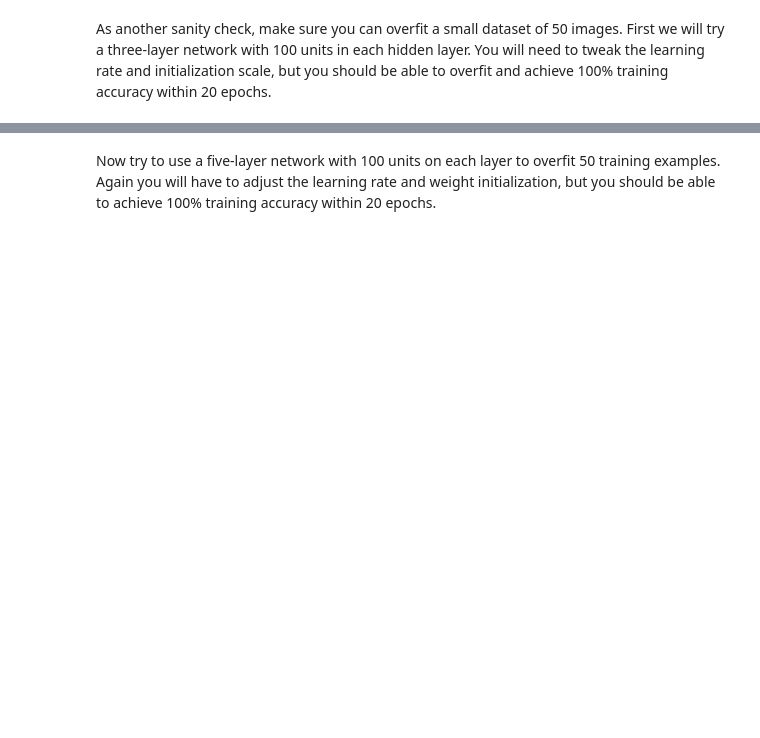
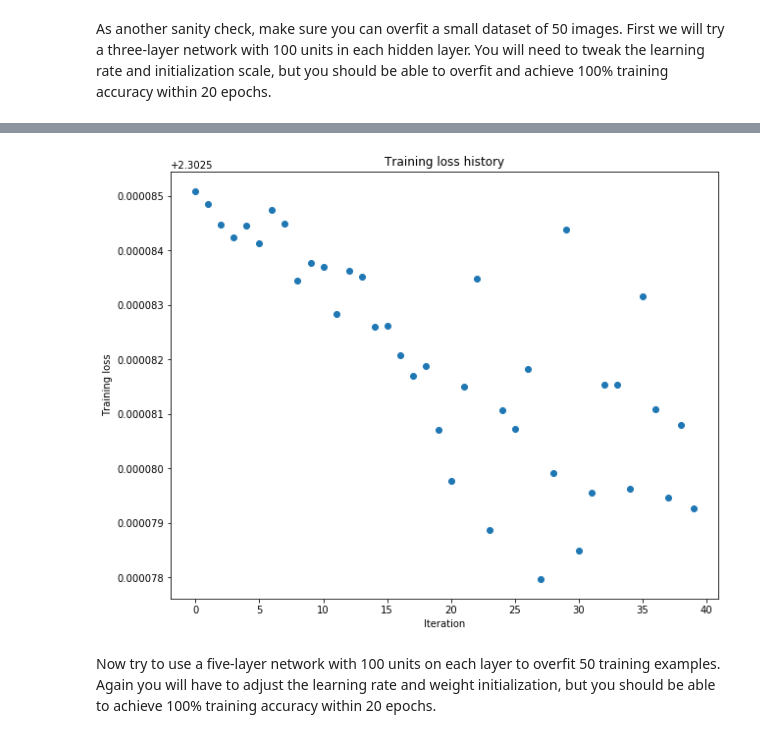
Before and after one commit to aminghafari/Cs231n_DeepLearning_assignment_2, a Jupyter notebook: FullyConnectedNets.ipynb, the cells around one changed output, grey strips where cells are left out. Drawn from its saved outputs; the diff is of its cells as text; code cells hidden in the pictures; blank space fills up the shorter version.

```diff
--- a/FullyConnectedNets.ipynb
+++ b/FullyConnectedNets.ipynb
@@ -408,8 +429,8 @@ small_data = {
   'y_val': data['y_val'],
 }
 
-weight_scale = 1e-2
-learning_rate = 1e-4
+weight_scale = 1e-4
+learning_rate = 1e-5
 model = FullyConnectedNet([100, 100],
               weight_scale=weight_scale, dtype=np.float64)
 solver = Solver(model, small_data,
@@ -426,3 +447,4 @@ plt.title('Training loss history')
 plt.xlabel('Iteration')
 plt.ylabel('Training loss')
 plt.show()
+# %% [output]
@@ -429,3 +468,4 @@ plt.show()
+[figure, added]
 # %% [markdown]
 Now try to use a five-layer network with 100 units on each layer to overfit 50 training examples. Again you will have to adjust the learning rate and weight initialization, but you should be able to achieve 100% training accuracy within 20 epochs.
 # %%
```
Also changed, not shown: parts of 6 cells of this notebook, 2 other files.
